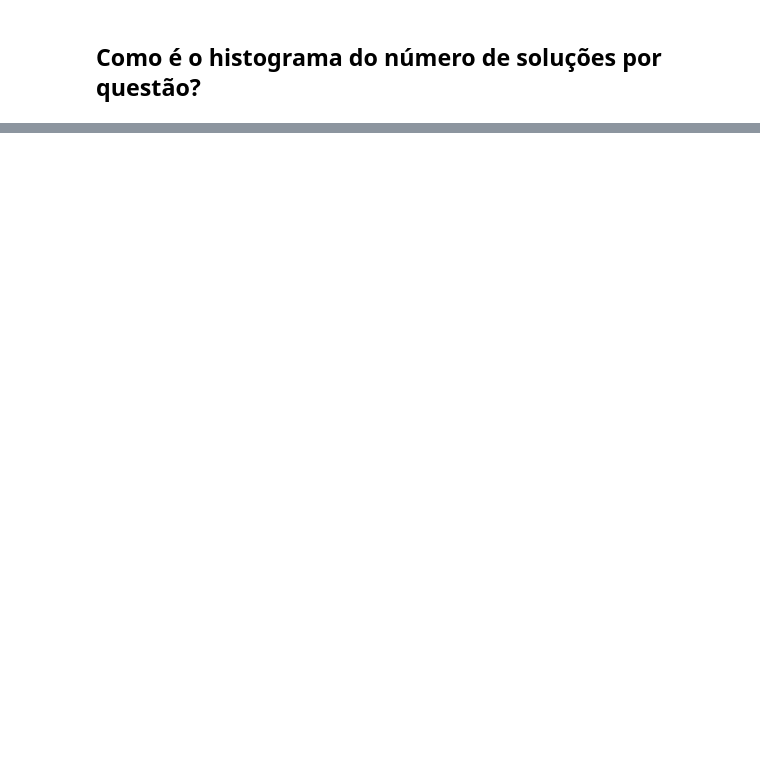
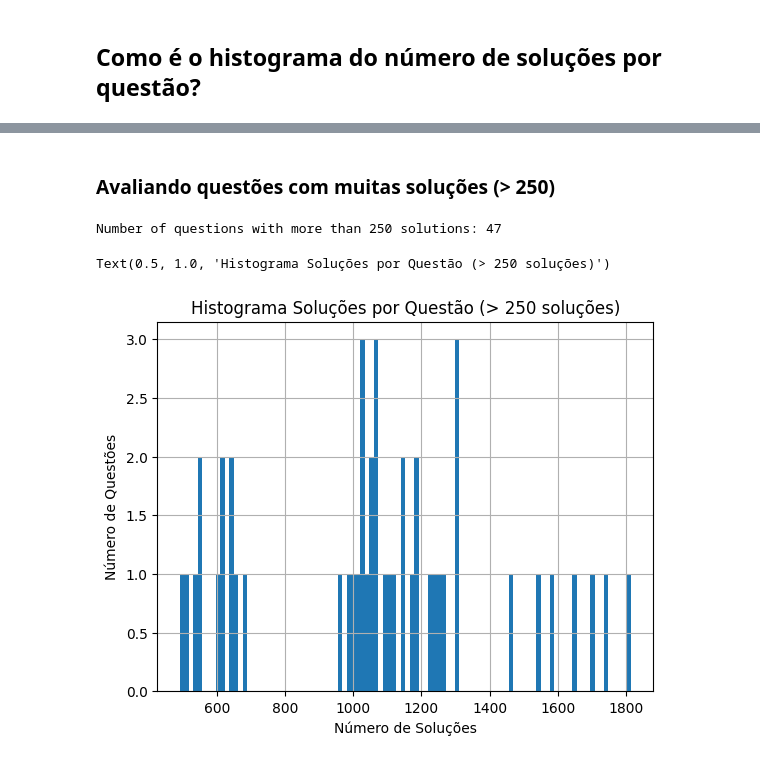
Before and after one commit to MachineTeachingEdu/overcode, a Jupyter notebook: exploring_mt_data.ipynb, the cells around one changed output, grey strips where cells are left out. Saved outputs shown, nothing was run; the diff lists cells and outputs as text; code cells hidden in the pictures; blank space fills up the shorter version.

```diff
--- a/exploring_mt_data.ipynb
+++ b/exploring_mt_data.ipynb
@@ -152,0 +214,16 @@ Number of students: 3162
+# %% [markdown]
+### Avaliando questões com muitas soluções (> 250)
+# %%
+many_sols_series = sols_per_question[sols_per_question > 250]
+many_sols_series.hist(bins=100)
+
+print(f"Number of questions with more than 250 solutions: {len(many_sols_series)}")
+
+# Add labels and a title
+plt.xlabel('Número de Soluções')
+plt.ylabel('Número de Questões')
+plt.title('Histograma Soluções por Questão (> 250 soluções)')
+# %% [output]
+Number of questions with more than 250 solutions: 47
+Text(0.5, 1.0, 'Histograma Soluções por Questão (> 250 soluções)')
+[figure, added]
```
Also changed, not shown: parts of 12 cells of this notebook, 1 other file.
